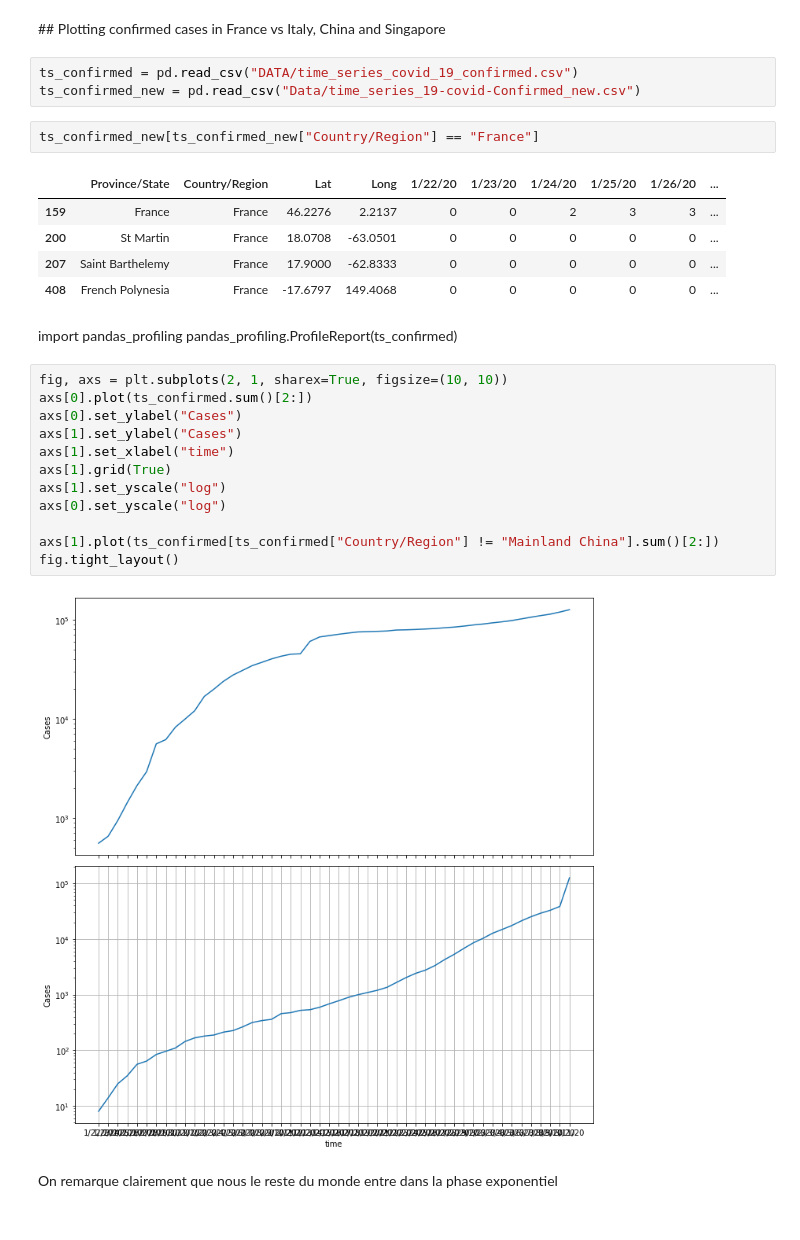
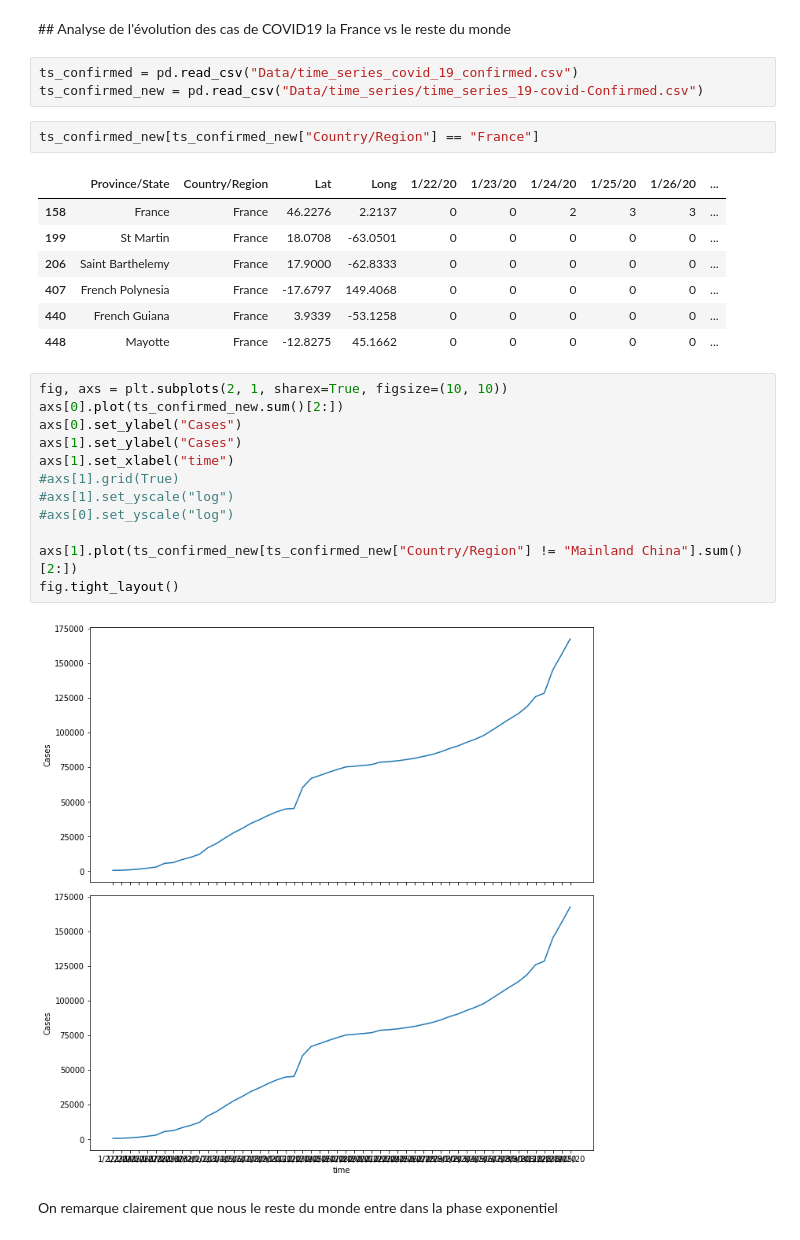
Before and after one commit to AmineDiro/Prediction-COVID19-France-, a Jupyter notebook: EDA.ipynb, the cells around one changed output. Drawn from its saved outputs; the diff is of its cells as text.

```diff
--- a/EDA.ipynb
+++ b/EDA.ipynb
@@ -11,36 +19,35 @@ import seaborn as sns
 pd.set_option("display.max_columns", None)
 pd.set_option("display.max_rows", None)
 %matplotlib inline
-# %% [markdown]
-## Plotting confirmed cases in France vs Italy, China and Singapore
+# %% [markdown]
+## Analyse de l'évolution des cas de COVID19 la France vs le reste du monde
 # %%
-ts_confirmed = pd.read_csv("DATA/time_series_covid_19_confirmed.csv")
-ts_confirmed_new = pd.read_csv("Data/time_series_19-covid-Confirmed_new.csv")
+ts_confirmed = pd.read_csv("Data/time_series_covid_19_confirmed.csv")
+ts_confirmed_new = pd.read_csv("Data/time_series/time_series_19-covid-Confirmed.csv")
 # %%
 ts_confirmed_new[ts_confirmed_new["Country/Region"] == "France"]
 # %% [output]
 |  | Province/State | Country/Region | Lat | Long | 1/22/20 | 1/23/20 | 1/24/20 | 1/25/20 | 1/26/20 | ... |
-| 159 | France | France | 46.2276 | 2.2137 | 0 | 0 | 2 | 3 | 3 | ... |
-| 200 | St Martin | France | 18.0708 | -63.0501 | 0 | 0 | 0 | 0 | 0 | ... |
-| 207 | Saint Barthelemy | France | 17.9000 | -62.8333 | 0 | 0 | 0 | 0 | 0 | ... |
-| 408 | French Polynesia | France | -17.6797 | 149.4068 | 0 | 0 | 0 | 0 | 0 | ... |
+| 158 | France | France | 46.2276 | 2.2137 | 0 | 0 | 2 | 3 | 3 | ... |
+| 199 | St Martin | France | 18.0708 | -63.0501 | 0 | 0 | 0 | 0 | 0 | ... |
+| 206 | Saint Barthelemy | France | 17.9000 | -62.8333 | 0 | 0 | 0 | 0 | 0 | ... |
+| 407 | French Polynesia | France | -17.6797 | 149.4068 | 0 | 0 | 0 | 0 | 0 | ... |
+| 440 | French Guiana | France | 3.9339 | -53.1258 | 0 | 0 | 0 | 0 | 0 | ... |
+| 448 | Mayotte | France | -12.8275 | 45.1662 | 0 | 0 | 0 | 0 | 0 | ... |
-# %% [markdown]
-import pandas_profiling
-pandas_profiling.ProfileReport(ts_confirmed)
 # %%
 fig, axs = plt.subplots(2, 1, sharex=True, figsize=(10, 10))
-axs[0].plot(ts_confirmed.sum()[2:])
+axs[0].plot(ts_confirmed_new.sum()[2:])
 axs[0].set_ylabel("Cases")
 axs[1].set_ylabel("Cases")
 axs[1].set_xlabel("time")
-axs[1].grid(True)
-axs[1].set_yscale("log")
-axs[0].set_yscale("log")
+#axs[1].grid(True)
+#axs[1].set_yscale("log")
+#axs[0].set_yscale("log")
 
-axs[1].plot(ts_confirmed[ts_confirmed["Country/Region"] != "Mainland China"].sum()[2:])
+axs[1].plot(ts_confirmed_new[ts_confirmed_new["Country/Region"] != "Mainland China"].sum()[2:])
 fig.tight_layout()
 # %% [output]
-[figure, old version]
+[figure, new version]
 # %% [markdown]
 On remarque clairement que nous le reste du monde entre dans la phase exponentiel
 # %% [markdown]
```
Also changed, not shown: parts of 46 cells of this notebook, 12 other files.
